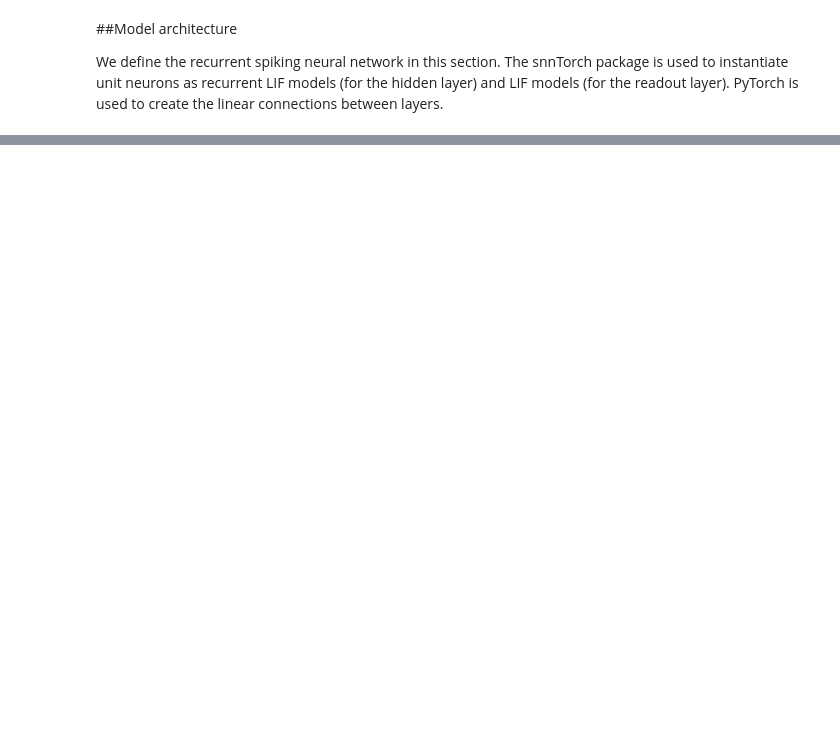
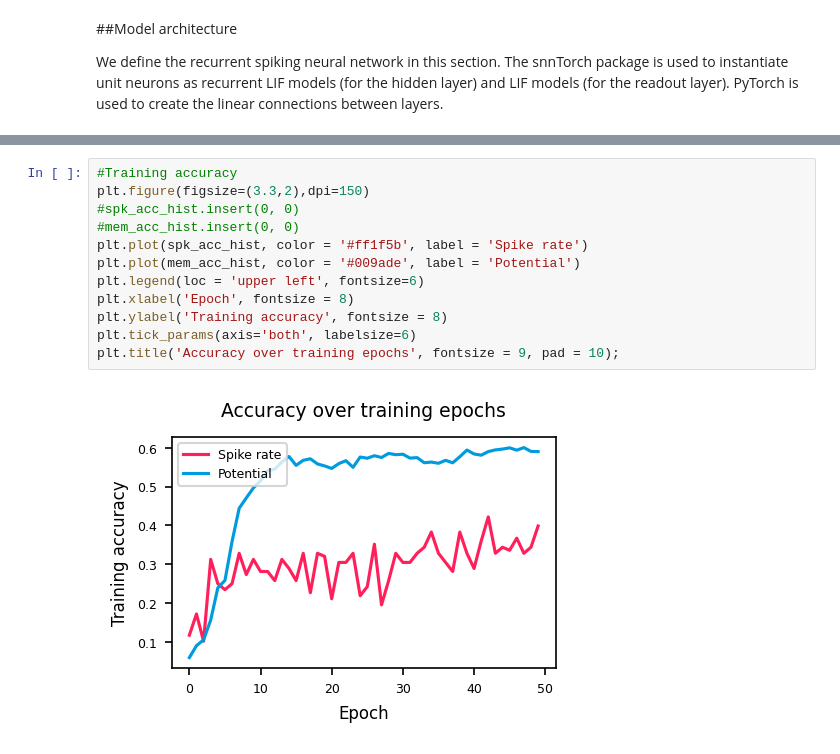
Before and after one commit to andrewsiyoon/spiking-seRNN, a Jupyter notebook: seRSNN_SHD_implementation.ipynb, the cells around one changed output, grey strips where cells are left out. Cells and saved outputs as stored; diff of their text form; blank space fills up the shorter version.

```diff
--- a/seRSNN_SHD_implementation.ipynb
+++ b/seRSNN_SHD_implementation.ipynb
@@ -388,0 +389,14 @@ time: 2h 12min 10s (started: 2023-04-11 13:28:30 +00:00)
+# %%
+#Training accuracy
+plt.figure(figsize=(3.3,2),dpi=150)
+#spk_acc_hist.insert(0, 0)
+#mem_acc_hist.insert(0, 0)
+plt.plot(spk_acc_hist, color = '#ff1f5b', label = 'Spike rate')
+plt.plot(mem_acc_hist, color = '#009ade', label = 'Potential')
+plt.legend(loc = 'upper left', fontsize=6)
+plt.xlabel('Epoch', fontsize = 8)
+plt.ylabel('Training accuracy', fontsize = 8)
+plt.tick_params(axis='both', labelsize=6)
+plt.title('Accuracy over training epochs', fontsize = 9, pad = 10);
+# %% [output]
+[figure, added]
```
Also changed, not shown: parts of 14 cells of this notebook.
